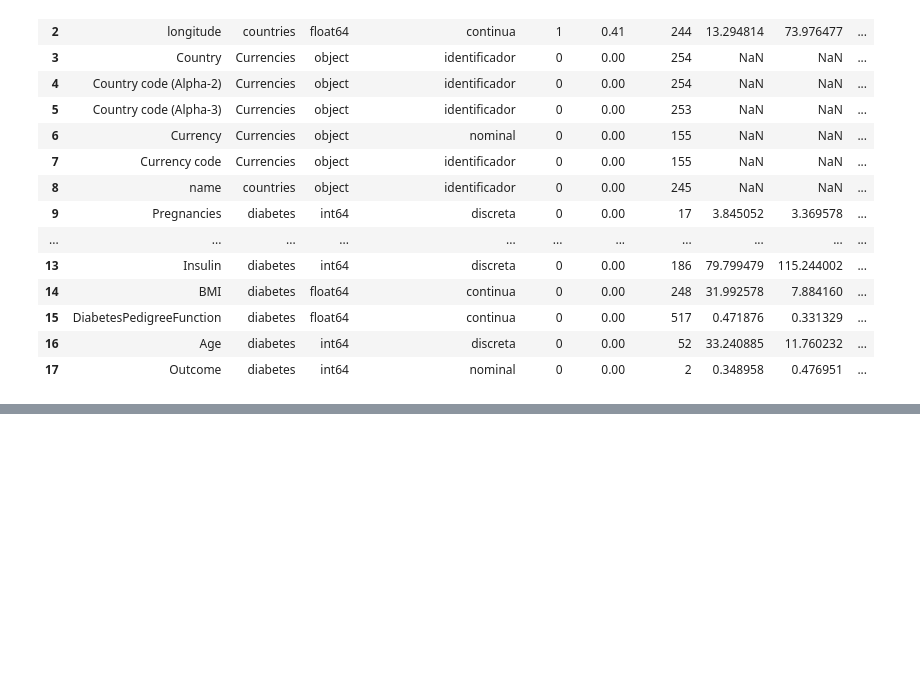
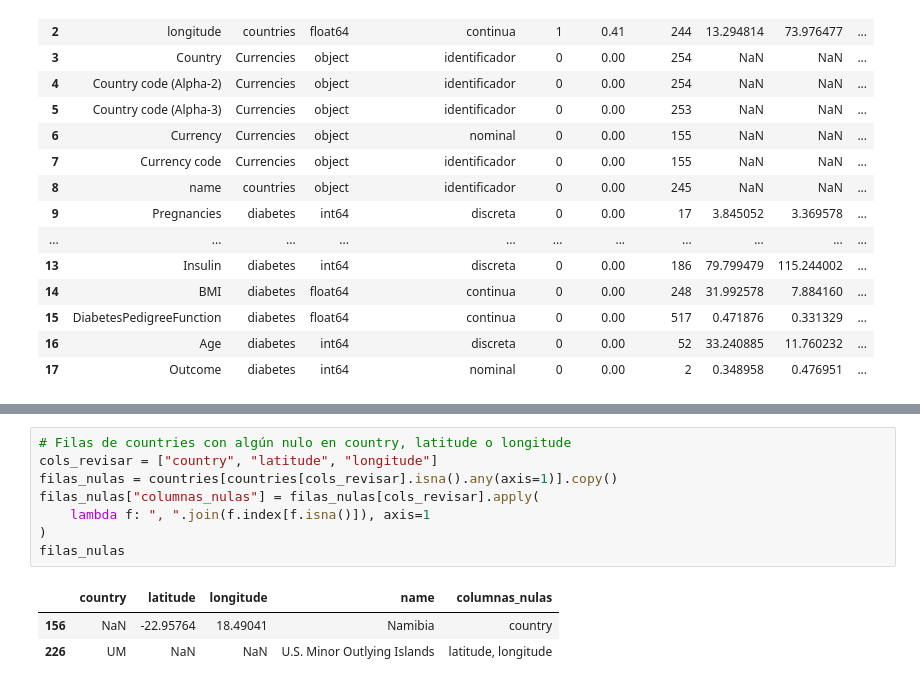
Before and after one commit to juancguerrerom13/Taller1-Gestion-de-Datos, a Jupyter notebook: work/taller1.ipynb, the cells around one changed output, grey strips where cells are left out. Drawn from its saved outputs; the diff is of its cells as text; blank space fills up the shorter version.

```diff
--- a/work/taller1.ipynb
+++ b/work/taller1.ipynb
@@ -154,0 +159,12 @@ perfiles
+# %%
+# Filas de countries con algún nulo en country, latitude o longitude
+cols_revisar = ["country", "latitude", "longitude"]
+filas_nulas = countries[countries[cols_revisar].isna().any(axis=1)].copy()
+filas_nulas["columnas_nulas"] = filas_nulas[cols_revisar].apply(
+    lambda f: ", ".join(f.index[f.isna()]), axis=1
+)
+filas_nulas
+# %% [output]
+|  | country | latitude | longitude | name | columnas_nulas |
+| 156 | NaN | -22.95764 | 18.49041 | Namibia | country |
+| 226 | UM | NaN | NaN | U.S. Minor Outlying Islands | latitude, longitude |
```
Also changed, not shown: parts of 8 cells of this notebook, 3 other files.
